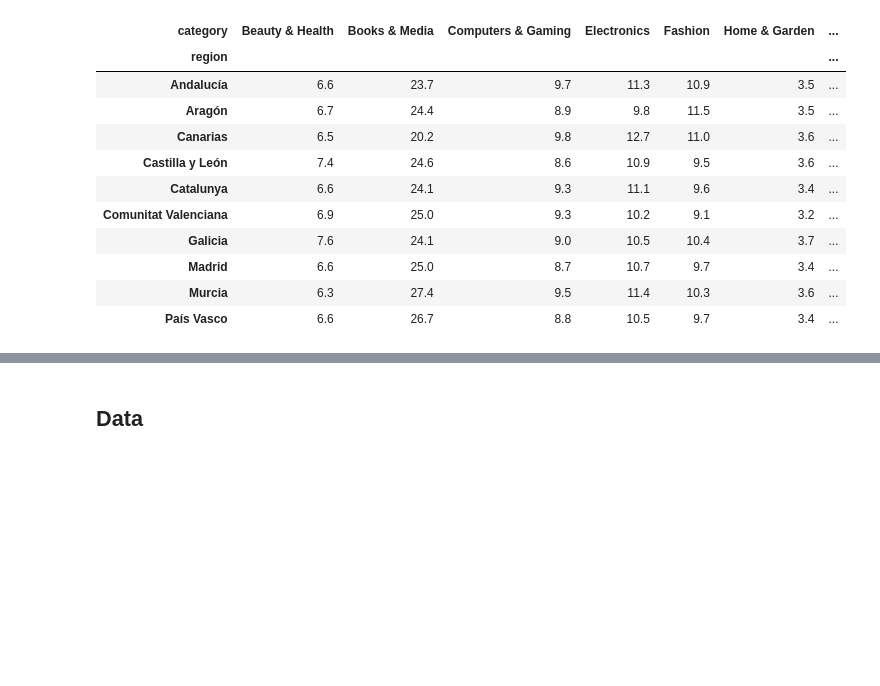
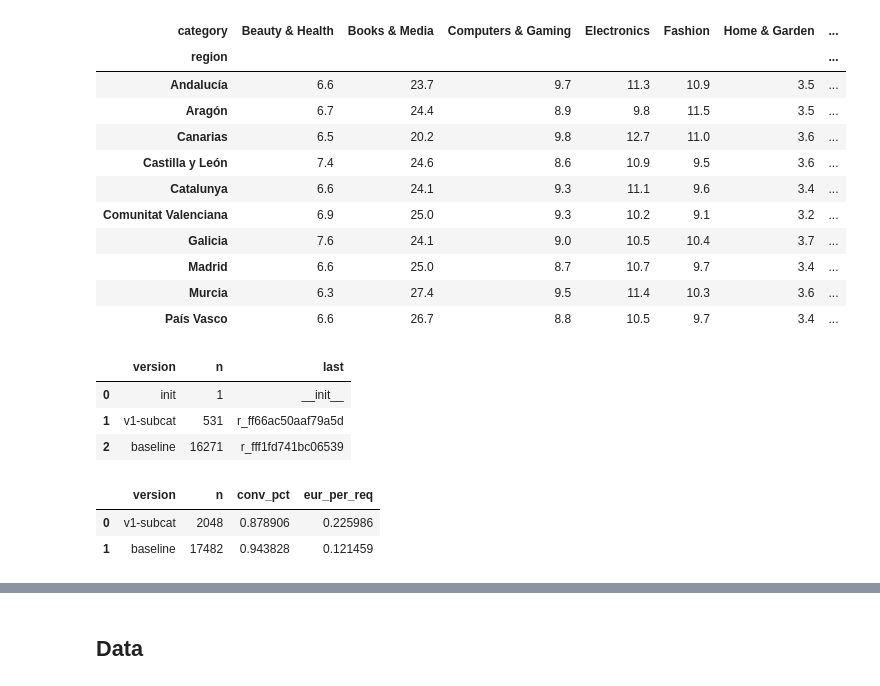
Before and after one commit to ReallyTimba/datathon26_epoch1, a Jupyter notebook: starter/offline_eval.ipynb, the cells around one changed output, grey strips where cells are left out. Drawn from its saved outputs; the diff is of its cells as text; code cells hidden in the pictures; blank space fills up the shorter version.

```diff
--- a/starter/offline_eval.ipynb
+++ b/starter/offline_eval.ipynb
@@ -110,3 +110,29 @@ shares.round(1)
 | Madrid | 6.6 | 25.0 | 8.7 | 10.7 | 9.7 | 3.4 | ... |
 | Murcia | 6.3 | 27.4 | 9.5 | 11.4 | 10.3 | 3.6 | ... |
 | País Vasco | 6.6 | 26.7 | 8.8 | 10.5 | 9.7 | 3.4 | ... |
+# %%
+sql("""
+SELECT model_version::String AS version, count() AS n, max(request_id) AS last
+FROM team_15.submissions
+GROUP BY version
+""")
+# %% [output]
+|  | version | n | last |
+| 0 | init | 1 | __init__ |
+| 1 | v1-subcat | 531 | r_ff66ac50aaf79a5d |
+| 2 | baseline | 16271 | r_fff1fd741bc06539 |
+# %%
+sql("""
+SELECT s.model_version::String AS version,
+       count() AS n,
+       100 * countIf(f.purchased::String != '') / count() AS conv_pct,
+       sum(f.revenue_eur::Float64) / count() AS eur_per_req
+FROM team_15.feedback AS f
+INNER JOIN team_15.submissions AS s ON s.request_id::String = f.request_id::String
+WHERE f.served_by::String = 'team'
+GROUP BY version
+""")
+# %% [output]
+|  | version | n | conv_pct | eur_per_req |
+| 0 | v1-subcat | 2048 | 0.878906 | 0.225986 |
+| 1 | baseline | 17482 | 0.943828 | 0.121459 |
```
Also changed, not shown: parts of 13 cells of this notebook, 17 other files.
